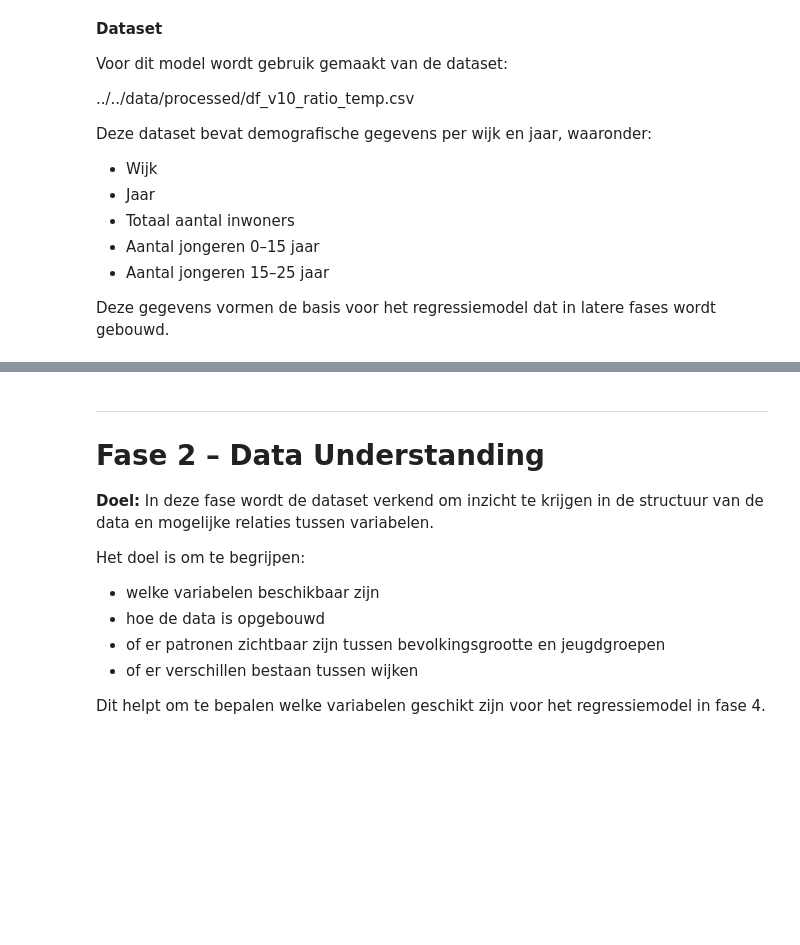
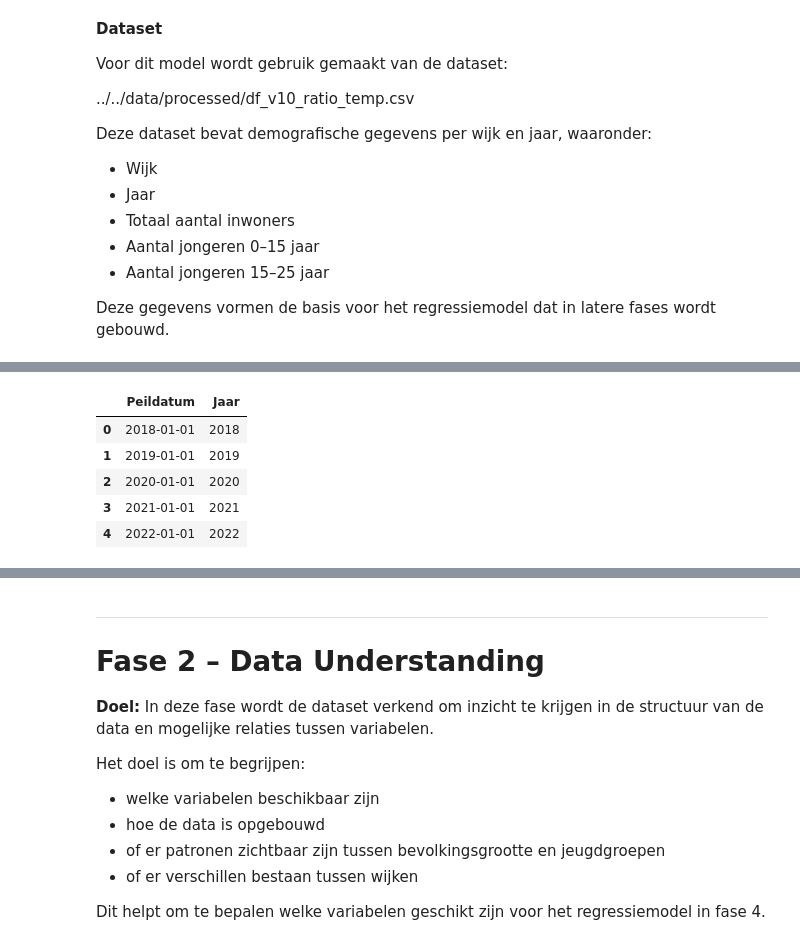
Before and after one commit to Ismael-991/almere-jeugd-voorspelling, a Jupyter notebook: notebooks/individual/Faysal_notebook.ipynb, the cells around one changed output, grey strips where cells are left out. Saved outputs shown, nothing was run; the diff lists cells and outputs as text; code cells hidden in the pictures; blank space fills up the shorter version.

```diff
--- a/notebooks/individual/Faysal_notebook.ipynb
+++ b/notebooks/individual/Faysal_notebook.ipynb
@@ -69,0 +112,12 @@ Deze gegevens vormen de basis voor het regressiemodel dat in latere fases wordt
+# %%
+df["Peildatum"] = pd.to_datetime(df["Peildatum"], errors="coerce")
+df["Jaar"] = df["Peildatum"].dt.year
+
+df[["Peildatum", "Jaar"]].head()
+# %% [output]
+|  | Peildatum | Jaar |
+| 0 | 2018-01-01 | 2018 |
+| 1 | 2019-01-01 | 2019 |
+| 2 | 2020-01-01 | 2020 |
+| 3 | 2021-01-01 | 2021 |
+| 4 | 2022-01-01 | 2022 |
```
Also changed, not shown: parts of 32 cells of this notebook, 2 other files.
